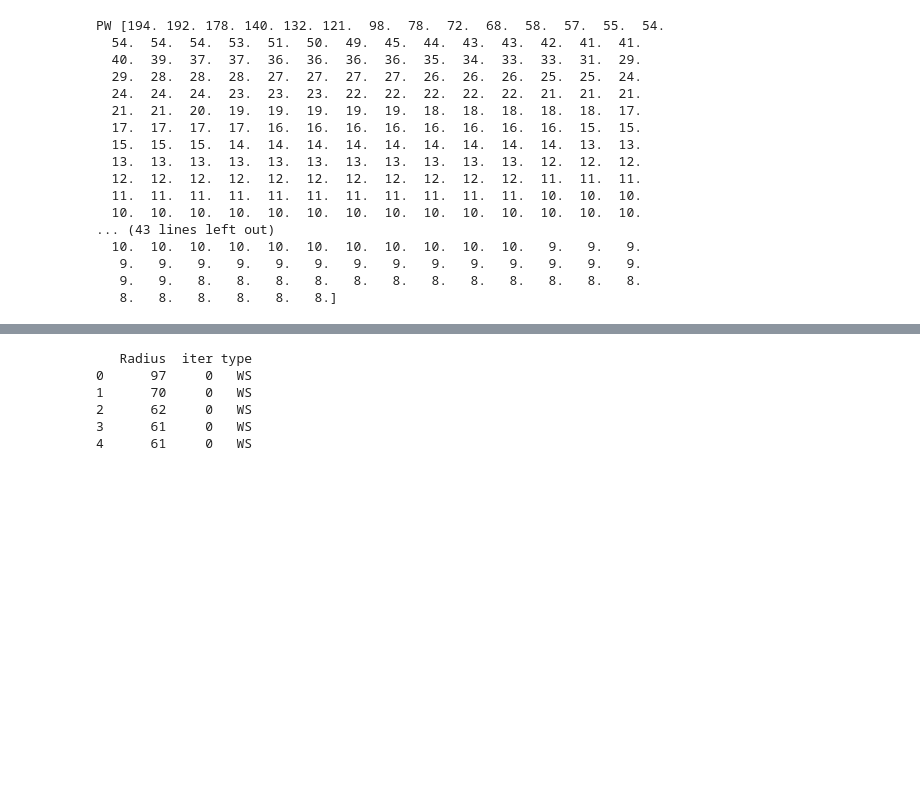
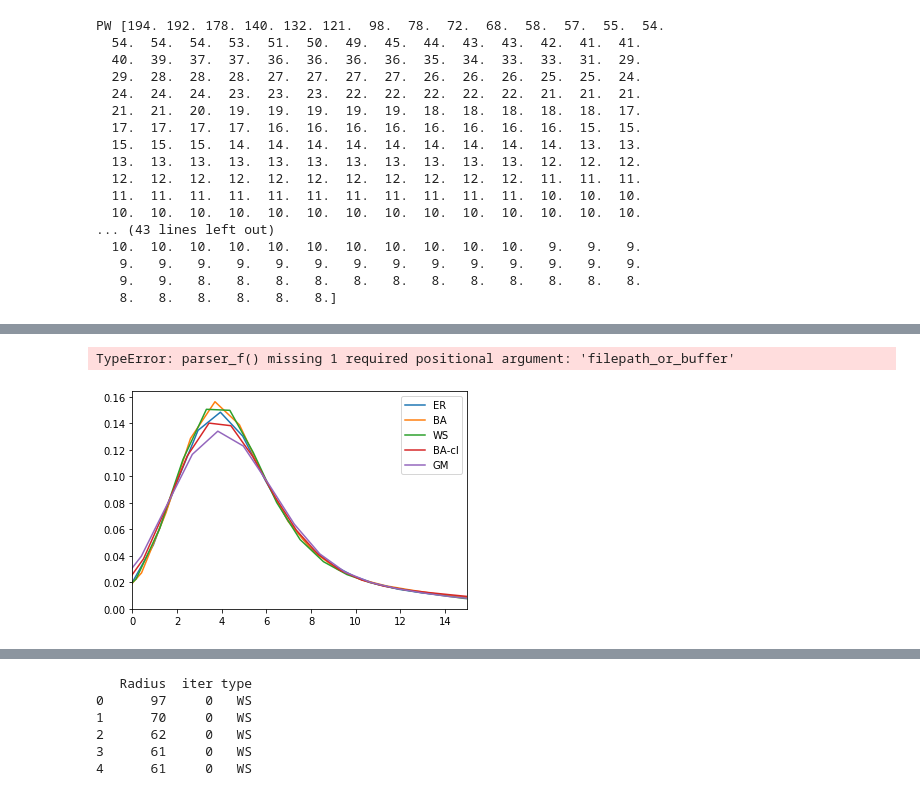
Before and after one commit to lstuurman/FRC_Thesis, a Jupyter notebook: CPM_code/plot radii.ipynb, the cells around one changed output, grey strips where cells are left out. Drawn from its saved outputs; the diff is of its cells as text; code cells hidden in the pictures; blank space fills up the shorter version.

```diff
--- a/CPM_code/plot radii.ipynb
+++ b/CPM_code/plot radii.ipynb
@@ -49,2 +95,18 @@ df.head()
+# %%
+# add real data :
+#radii_full <- read_delim("data2.txt", delim=' ', col_names = c("radius", "surface", "stack", "pipeline", "dataset"))
+obsrvd = pd.read_csv()
+# %% [output]
+TypeError: parser_f() missing 1 required positional argument: 'filepath_or_buffer'
+# %%
+sns.kdeplot(df2[df2.type == 'ER'].Radius, label="ER")
+sns.kdeplot(df2[df2.type == 'BA'].Radius, label="BA")
+sns.kdeplot(df2[df2.type == 'WS'].Radius, label="WS")
+sns.kdeplot(df2[df2.type == 'PW'].Radius, label="BA-cl")
+sns.kdeplot(df2[df2.type == 'GM'].Radius, label="GM")
+plt.xlim(0,15)
+plt.legend();
+# %% [output]
+[figure, added]
 # %%
 for c in df.columns:
```
Also changed, not shown: parts of 7 cells of this notebook, 11 other files.
